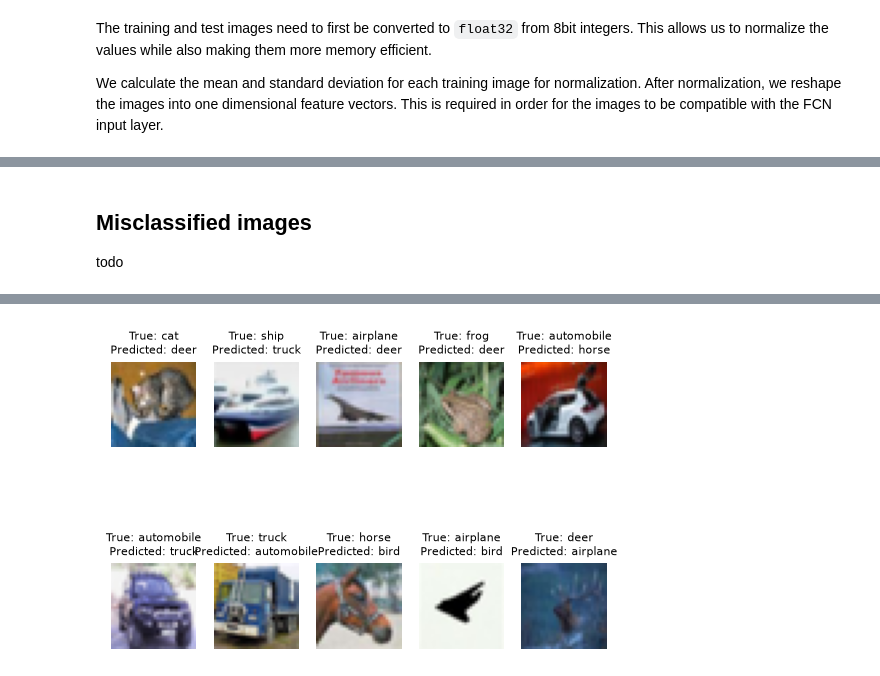
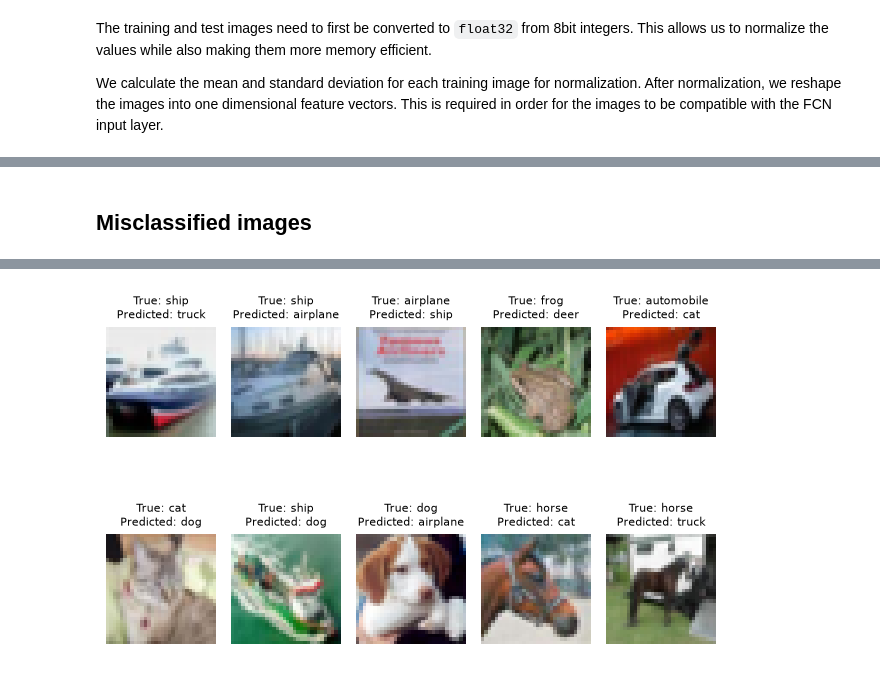
Before and after one commit to alekkiq/neural-networks-g5, a Jupyter notebook: mini-projects/cifar-10/fcn.ipynb, the cells around one changed output, grey strips where cells are left out. Cells and saved outputs as stored; diff of their text form; code cells hidden in the pictures.

```diff
--- a/mini-projects/cifar-10/fcn.ipynb
+++ b/mini-projects/cifar-10/fcn.ipynb
@@ -156,16 +128,0 @@ Model: "cifar10_fcn"
-# %%
-model.compile(
-    loss=keras.losses.SparseCategoricalCrossentropy(),
-    optimizer=keras.optimizers.Adam(),
-    metrics=["accuracy"],
-)
-# %%
-t0 = time.time()
-history = model.fit(
-    x_train, y_train,
-    batch_size=64,
-    epochs=20,
-    validation_split=0.2,
-    # callbacks=callbacks
-)
-print("Training time: ", round(time.time() - t0, 1), " seconds")
@@ -189,0 +475,3 @@ Training time:  310.9  seconds
+# %%
+# # batch norm + dropout model + randomflip model run
+model, history, x_eval = run_experiment("batchnorm_dropout_flip", early_stop=True, batchnorm=True, bn_before_relu=True, dropout=0.3, flip=True)
@@ -217,9 +526,0 @@ Test accuracy:  0.4860999882221222
-# %%
-h = history.history
-
-# save the results of every epoch to a csv file
-with open("fcn_history/baseline.csv", "w", newline="") as f:
-    writer = csv.writer(f)
-    writer.writerow(["epoch", "accuracy", "loss", "val_accuracy", "val_loss"])
-    for i in range(len(h["loss"])):
-        writer.writerow([i + 1, round(h["accuracy"][i], 4), round(h["loss"][i], 4), round(h["val_accuracy"][i], 4), round(h["val_loss"][i], 4)])
@@ -271,18 +630,19 @@ for k in range(10):
 # %% [markdown]
 ## Misclassified images
-
-todo
 # %%
-y_pred = np.argmax(model.predict(x_test), axis=1)
+probs = model.predict(x_eval, verbose=0)
+y_pred = np.argmax(probs, axis=1)
+conf = probs.max(axis=1)
 wrong = np.where(y_pred != y_test)[0]
 
-print("Missclassified: ", len(wrong), "/", len(y_test))
+print("Misclassified: ", len(wrong), "/", len(y_test))
 
 for k in range(10):
     i = wrong[k]
-    plt.subplot(2, 5, k+1)
-    plt.imshow(to_img(x_test[i]))
+    plt.subplot(2, 5, k + 1)
+    plt.imshow(x_test_raw[i])
     plt.title(f"True: {class_names[y_test[i]]}\nPredicted: {class_names[y_pred[i]]}", fontsize=8)
     plt.axis("off")
+plt.tight_layout()
 plt.show()
 # %% [output]
@@ -291 +650 @@ Missclassified:  5023 / 10000
-[figure, old version]
+[figure, new version]
```
Also changed, not shown: parts of 51 cells of this notebook.
